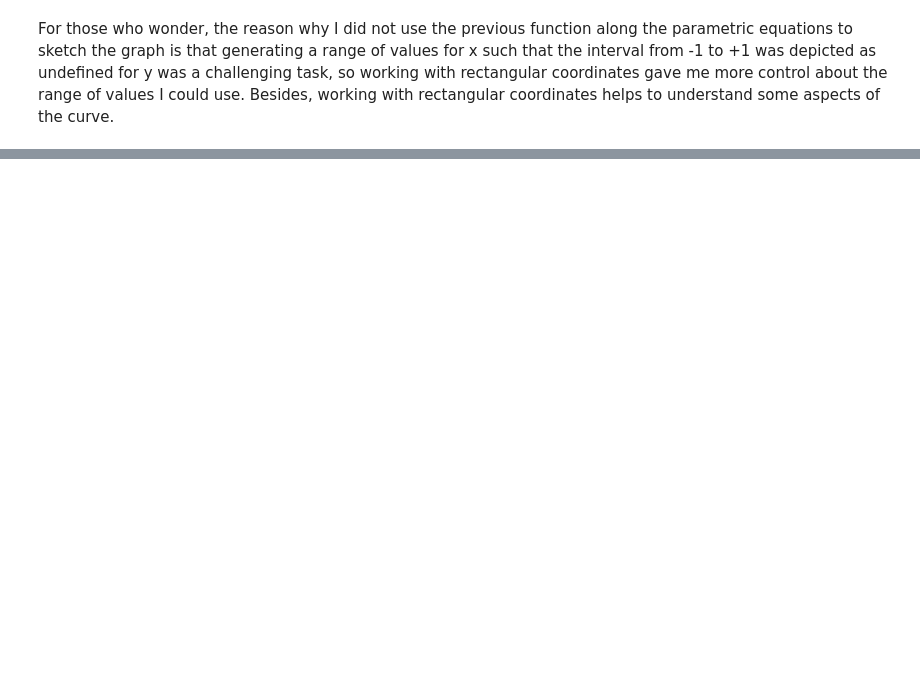
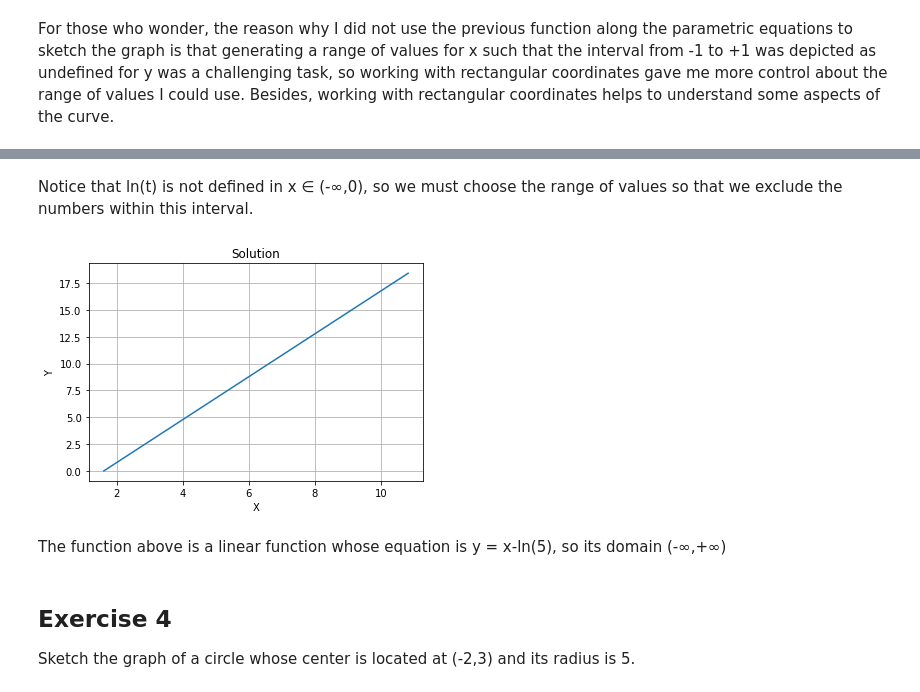
Before and after one commit to Villgarc/Representation-of-parametric-curves, a Jupyter notebook: Representation_of_parametric_curves.ipynb, the cells around one changed output, grey strips where cells are left out. Drawn from its saved outputs; the diff is of its cells as text; code cells hidden in the pictures; blank space fills up the shorter version.

```diff
--- a/Representation_of_parametric_curves.ipynb
+++ b/Representation_of_parametric_curves.ipynb
@@ -97,0 +95,18 @@ For those who wonder, the reason why I did not use the previous function along t
+# %%
+def x3(t):
+  return np.log(5*t)
+def y3(t):
+  return np.log(t**2)
+# %% [markdown]
+Notice that ln(t) is not defined in x ∈ (-∞,0), so we must choose the range of values so that we exclude the numbers within this interval.
+# %%
+t3 = np.linspace(1,1000,300)
+plot(x3,y3,range_=[1,10000])
+plt.show()
+# %% [output]
+[figure, added]
+# %% [markdown]
+The function above is a linear function whose equation is y = x-ln(5), so its domain (-∞,+∞)
+# %% [markdown]
+ ## **Exercise 4**
+Sketch the graph of a circle whose center is located at (-2,3) and its radius is 5.
```
Also changed, not shown: parts of 12 cells of this notebook.
